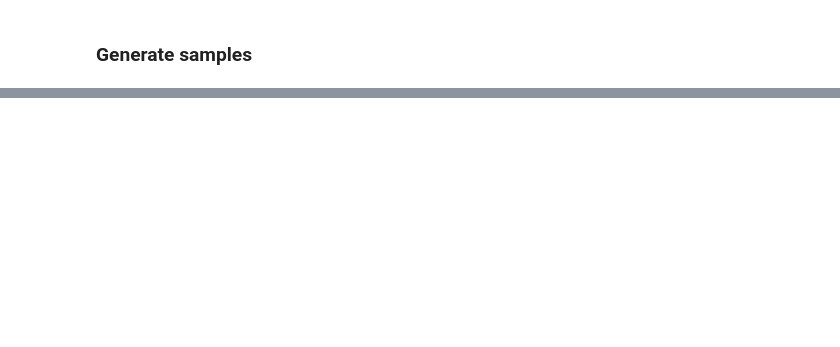
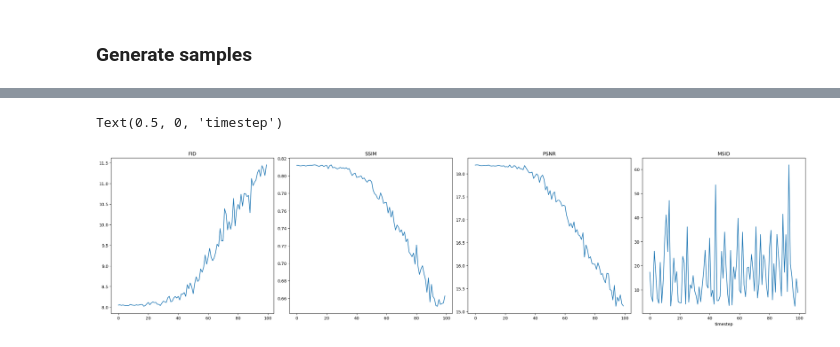
Before and after one commit to wangxuuu/LSGM-demo, a Jupyter notebook: DDPM_AE_mnist.ipynb, the cells around one changed output, grey strips where cells are left out. Drawn from its saved outputs; the diff is of its cells as text; code cells hidden in the pictures; blank space fills up the shorter version.

```diff
--- a/DDPM_AE_mnist.ipynb
+++ b/DDPM_AE_mnist.ipynb
@@ -247,0 +289,37 @@ plt.show()
+# %%
+metrics = ['FID', 'SSIM', 'PSNR', 'MSID']
+fig, axs = plt.subplots(1, len(metrics), figsize=(len(metrics) * 6, 6), constrained_layout = True)
+i = 0
+for metric in metrics:
+    if metric == 'FID':
+        metric_fn = FID()
+    elif metric == 'SSIM':
+        metric_fn = ssim
+    elif metric == 'PSNR':
+        metric_fn = psnr
+    elif metric == 'MSID':
+        metric_fn = MSID()
+
+    idx_list = []
+
+    if metric in ['MSID', 'FID']:
+        for t in range(100):
+            z_ = alphas_bar_sqrt[t]*z + one_minus_alphas_bar_sqrt[t]*torch.randn_like(z)
+            sample = ddim_sample(sn, num_steps=num_steps, dim=z_dim, x_T=z_)
+            data_sample = vae.decode(sample).view(-1, 1, 28, 28).detach()
+            idx_list.append(metric_fn(x.view(-1, 28*28), data_sample.view(-1, 28*28)).item())
+    else:
+        for t in range(100):
+            z_ = alphas_bar_sqrt[t]*z + one_minus_alphas_bar_sqrt[t]*torch.randn_like(z)
+            sample = ddim_sample(sn, num_steps=num_steps, dim=z_dim, x_T=z_)
+            data_sample = vae.decode(sample).view(-1, 1, 28, 28).detach()
+            idx_list.append(metric_fn(x, data_sample).item())
+
+    axs[i].plot(idx_list)
+    axs[i].set_title(metric)
+    i = i + 1
+plt.xlabel('timestep')
+plt.show()
+# %% [output]
+Text(0.5, 0, 'timestep')
+[figure, added]
```
Also changed, not shown: parts of 13 cells of this notebook, 2 other files.
